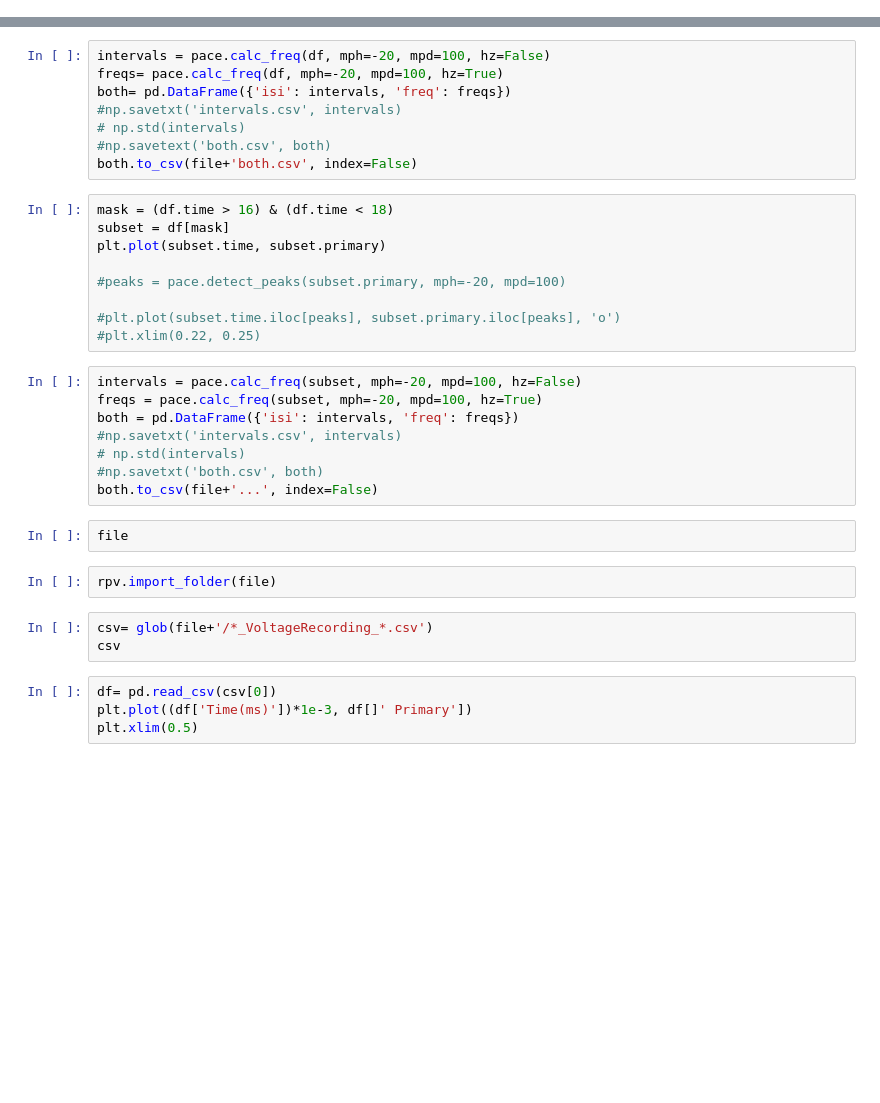
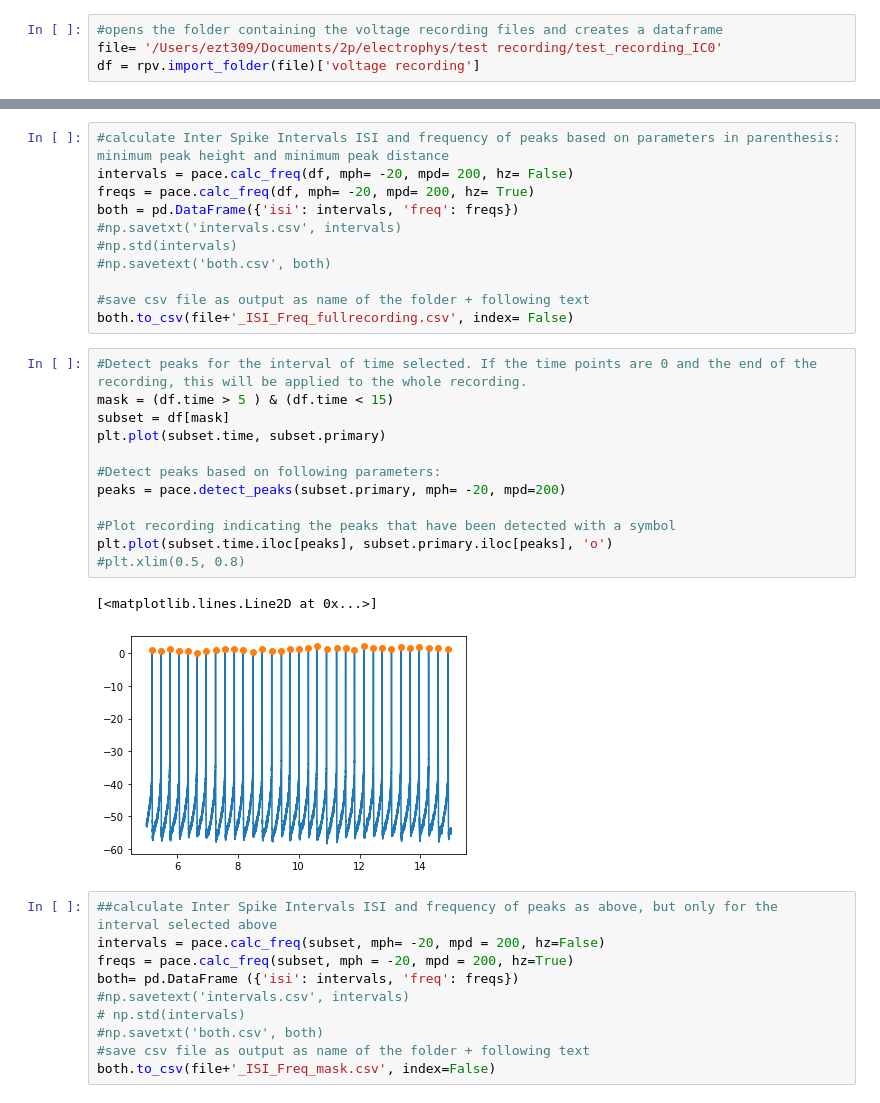
Before and after one commit to surmeierlab/EZT2022SA, a Jupyter notebook: APDetectPeaksDatatocsv.ipynb, the cells around one changed output, grey strips where cells are left out. Drawn from its saved outputs; the diff is of its cells as text; blank space fills up the shorter version.

```diff
--- a/APDetectPeaksDatatocsv.ipynb
+++ b/APDetectPeaksDatatocsv.ipynb
@@ -16,0 +10,4 @@ plt.plot(df.time, df.primary)
+# %%
+#opens the folder containing the voltage recording files and creates a dataframe
+file= '/Users/ezt309/Documents/2p/electrophys/test recording/test_recording_IC0'
+df = rpv.import_folder(file)['voltage recording']
@@ -17,36 +20,36 @@ plt.plot(df.time, df.primary)
 # %%
-intervals = pace.calc_freq(df, mph=-20, mpd=100, hz=False)
-freqs= pace.calc_freq(df, mph=-20, mpd=100, hz=True)
-both= pd.DataFrame({'isi': intervals, 'freq': freqs})
+#calculate Inter Spike Intervals ISI and frequency of peaks based on parameters in parenthesis: minimum peak height and minimum peak distance
+intervals = pace.calc_freq(df, mph= -20, mpd= 200, hz= False)
+freqs = pace.calc_freq(df, mph= -20, mpd= 200, hz= True)
+both = pd.DataFrame({'isi': intervals, 'freq': freqs})
 #np.savetxt('intervals.csv', intervals)
-# np.std(intervals)
+#np.std(intervals)
 #np.savetext('both.csv', both)
-both.to_csv(file+'both.csv', index=False)
+
+#save csv file as output as name of the folder + following text
+both.to_csv(file+'_ISI_Freq_fullrecording.csv', index= False)
 # %%
-mask = (df.time > 16) & (df.time < 18)
+#Detect peaks for the interval of time selected. If the time points are 0 and the end of the recording, this will be applied to the whole recording.
+mask = (df.time > 5 ) & (df.time < 15)
 subset = df[mask]
 plt.plot(subset.time, subset.primary)
 
-#peaks = pace.detect_peaks(subset.primary, mph=-20, mpd=100)
+#Detect peaks based on following parameters:
+peaks = pace.detect_peaks(subset.primary, mph= -20, mpd=200)
 
-#plt.plot(subset.time.iloc[peaks], subset.primary.iloc[peaks], 'o')
-#plt.xlim(0.22, 0.25)
+#Plot recording indicating the peaks that have been detected with a symbol
+plt.plot(subset.time.iloc[peaks], subset.primary.iloc[peaks], 'o')
+#plt.xlim(0.5, 0.8)
+# %% [output]
+[<matplotlib.lines.Line2D at 0x...>]
+[figure, added]
 # %%
-intervals = pace.calc_freq(subset, mph=-20, mpd=100, hz=False)
-freqs = pace.calc_freq(subset, mph=-20, mpd=100, hz=True)
-both = pd.DataFrame({'isi': intervals, 'freq': freqs})
-#np.savetxt('intervals.csv', intervals)
+##calculate Inter Spike Intervals ISI and frequency of peaks as above, but only for the interval selected above
+intervals = pace.calc_freq(subset, mph= -20, mpd = 200, hz=False)
+freqs = pace.calc_freq(subset, mph = -20, mpd = 200, hz=True)
+both= pd.DataFrame ({'isi': intervals, 'freq': freqs})
+#np.savetext('intervals.csv', intervals)
 # np.std(intervals)
 #np.savetxt('both.csv', both)
-both.to_csv(file+'...', index=False)
+#save csv file as output as name of the folder + following text
+both.to_csv(file+'_ISI_Freq_mask.csv', index=False)
-# %%
-file
-# %%
-rpv.import_folder(file)
-# %%
-csv= glob(file+'/*_VoltageRecording_*.csv')
-csv
-# %%
-df= pd.read_csv(csv[0])
-plt.plot((df['Time(ms)'])*1e-3, df[]' Primary'])
-plt.xlim(0.5)
```
Also changed, not shown: parts of 4 cells of this notebook, 2 other files.
